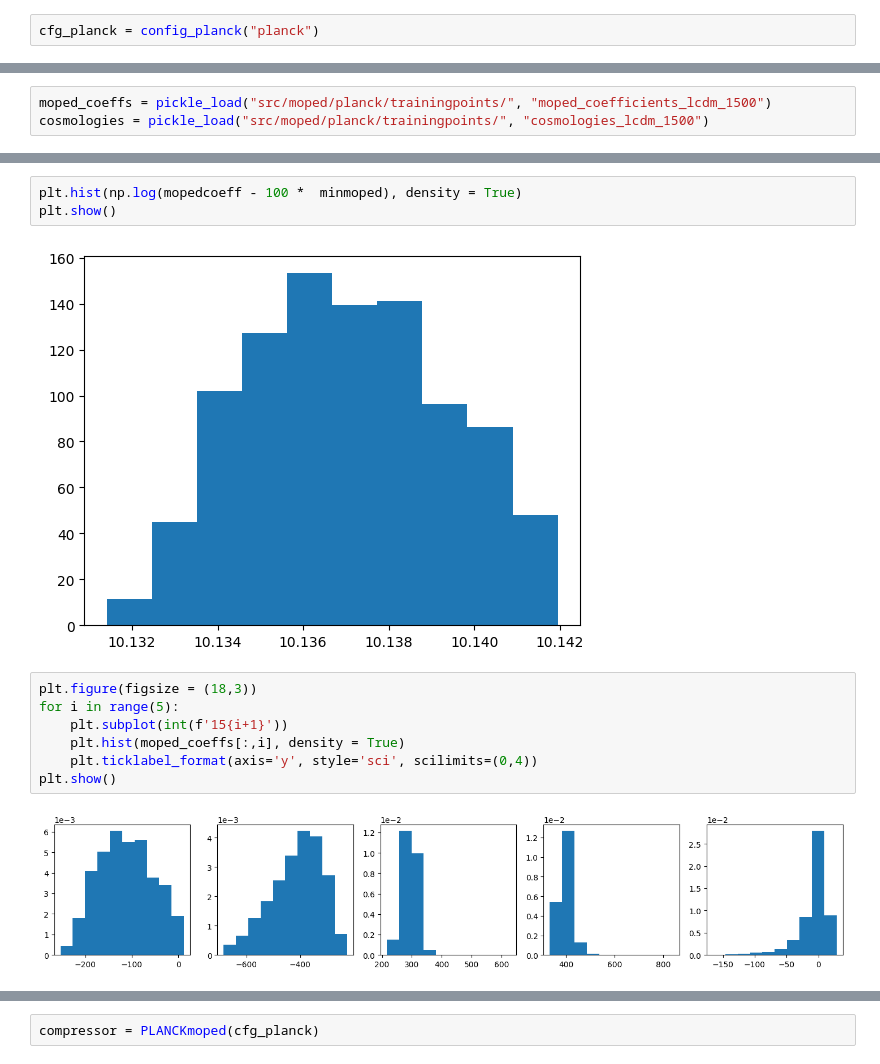
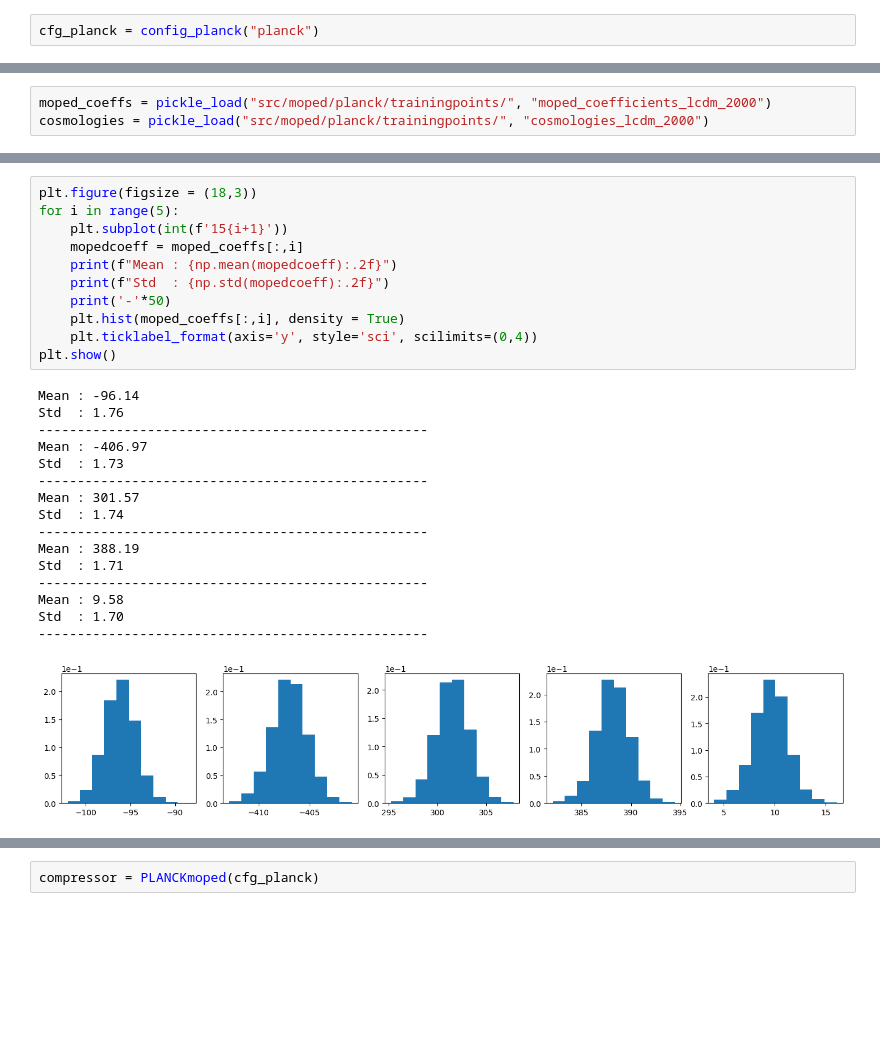
Before and after one commit to Harry45/emuplanck, a Jupyter notebook: playground.ipynb, the cells around one changed output, grey strips where cells are left out. Drawn from its saved outputs; the diff is of its cells as text; blank space fills up the shorter version.

Commit message:
Planck Emulator

```diff
--- a/playground.ipynb
+++ b/playground.ipynb
@@ -1351,3 +1361,3 @@ cfg_planck = config_planck("planck")
 # %%
-moped_coeffs = pickle_load("src/moped/planck/trainingpoints/", "moped_coefficients_lcdm_1500")
-cosmologies = pickle_load("src/moped/planck/trainingpoints/", "cosmologies_lcdm_1500")
+moped_coeffs = pickle_load("src/moped/planck/trainingpoints/", "moped_coefficients_lcdm_2000")
+cosmologies = pickle_load("src/moped/planck/trainingpoints/", "cosmologies_lcdm_2000")
@@ -1361,14 +1364,28 @@ plt.show()
-# %%
-plt.hist(np.log(mopedcoeff - 100 *  minmoped), density = True)
-plt.show()
-# %% [output]
-[figure, removed]
 # %%
 plt.figure(figsize = (18,3))
 for i in range(5):
     plt.subplot(int(f'15{i+1}'))
+    mopedcoeff = moped_coeffs[:,i]
+    print(f"Mean : {np.mean(mopedcoeff):.2f}")
+    print(f"Std  : {np.std(mopedcoeff):.2f}")
+    print('-'*50)
     plt.hist(moped_coeffs[:,i], density = True)
     plt.ticklabel_format(axis='y', style='sci', scilimits=(0,4))
 plt.show()
 # %% [output]
+Mean : -96.14
+Std  : 1.76
+--------------------------------------------------
+Mean : -406.97
+Std  : 1.73
+--------------------------------------------------
+Mean : 301.57
+Std  : 1.74
+--------------------------------------------------
+Mean : 388.19
+Std  : 1.71
+--------------------------------------------------
+Mean : 9.58
+Std  : 1.70
+--------------------------------------------------
-[figure, old version]
+[figure, new version]
```
Also changed, not shown: parts of 29 cells of this notebook, 22 other files.
